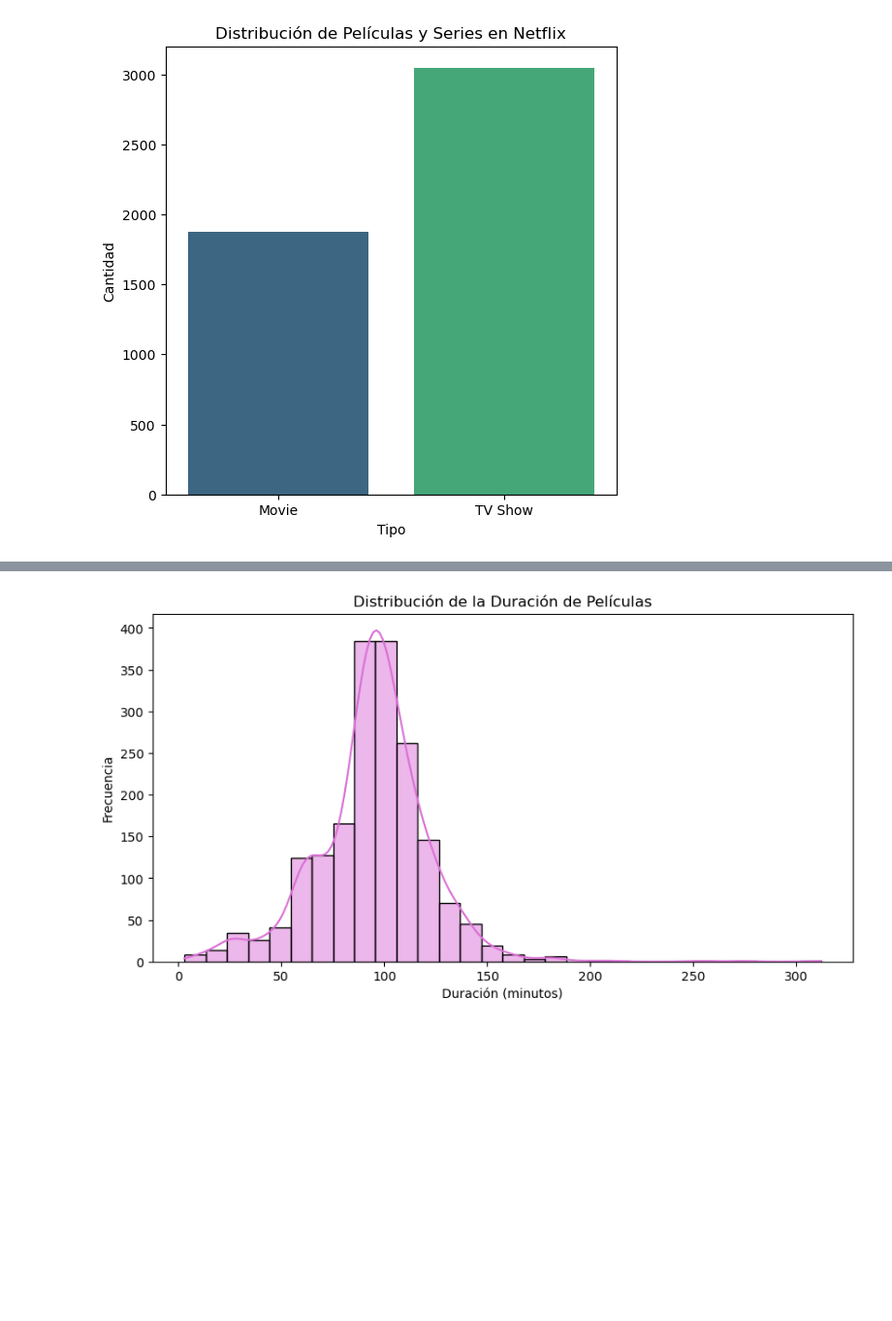
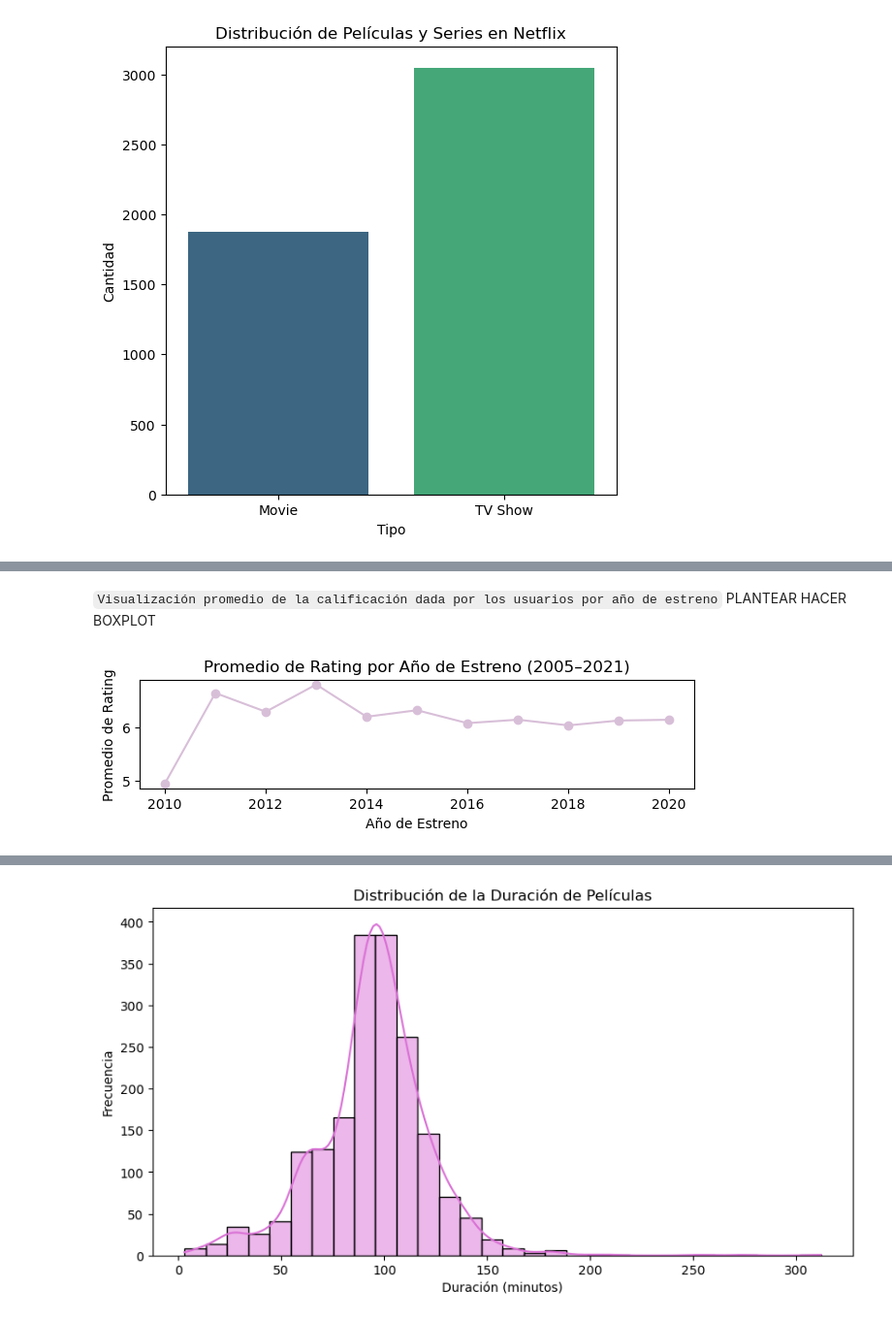
Before and after one commit to Maleni86/Modulo-4_Proyecto-Tableau_Maria_Maleni, a Jupyter notebook: Visualizaciones_Netflix.ipynb, the cells around one changed output, grey strips where cells are left out. Shown: that part at 97% size. Cells and saved outputs as stored; diff of their text form; code cells hidden in the pictures; blank space fills up the shorter version.

```diff
--- a/Visualizaciones_Netflix.ipynb
+++ b/Visualizaciones_Netflix.ipynb
@@ -42,0 +120,16 @@ plt.show()
+# %% [markdown]
+``Visualización promedio de la calificación dada por los usuarios por año de estreno`` PLANTEAR HACER BOXPLOT
+# %%
+# Gráfico promedio de rating por año de estreno
+plt.subplot(3, 1, 3)
+peliculas.groupby('release_year')['rating'].mean().plot(kind='line', color='thistle', marker='o')
+plt.title('Promedio de Rating por Año de Estreno (2005–2021)')
+plt.xlabel('Año de Estreno')
+plt.ylabel('Promedio de Rating')
+plt.xticks(rotation=0)
+
+# Ajuste de diseño
+plt.tight_layout()
+plt.show()
+# %% [output]
+[figure, added]
```
Also changed, not shown: parts of 19 cells of this notebook.
